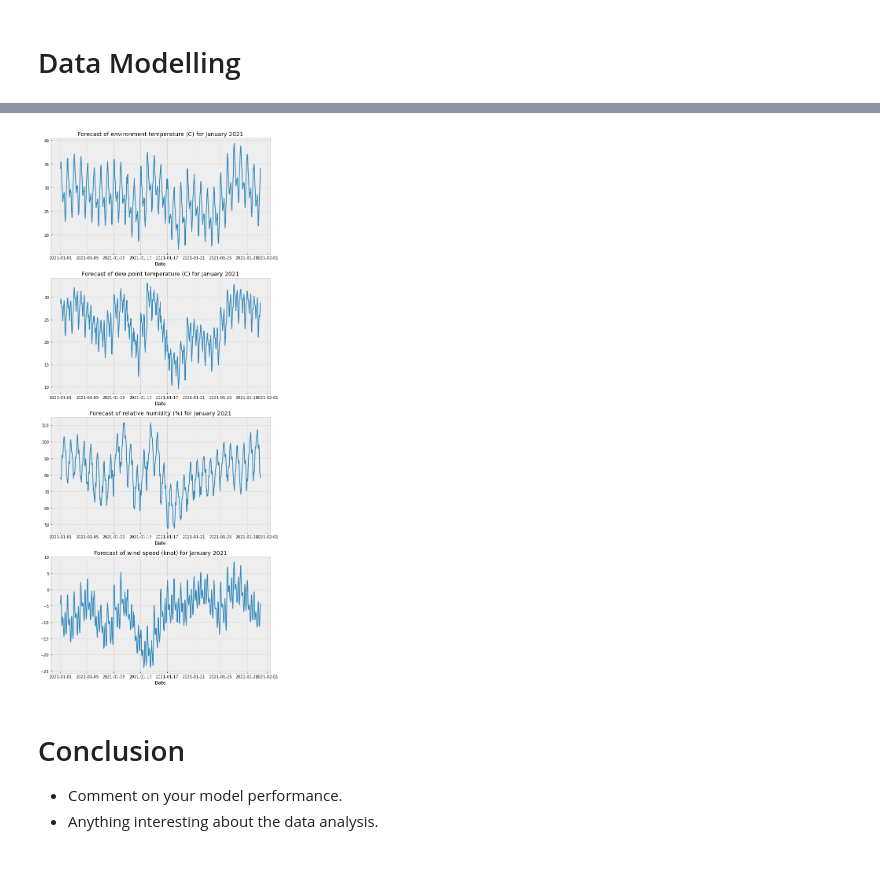
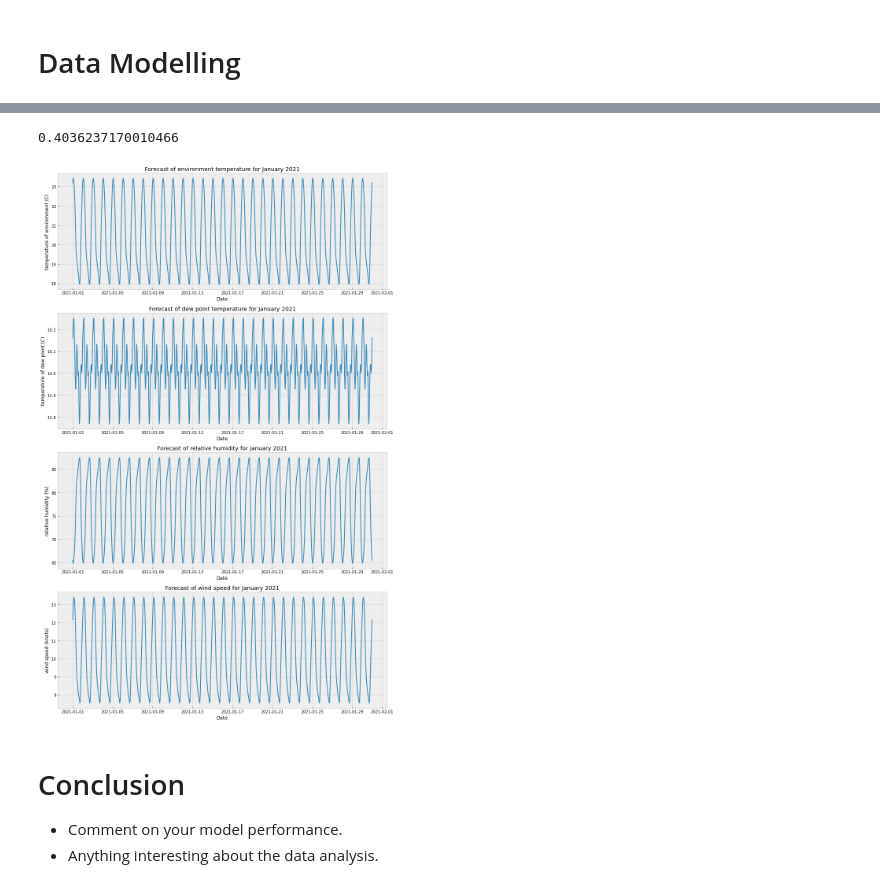
Before and after one commit to aguo921/2022-Phase-2, a Jupyter notebook: 3. Data Science/submission.ipynb, the cells around one changed output, grey strips where cells are left out. Cells and saved outputs as stored; diff of their text form; code cells hidden in the pictures.

Commit message:
Model selection, conclusion, data visualisation

```diff
--- a/3. Data Science/submission.ipynb
+++ b/3. Data Science/submission.ipynb
@@ -208,11 +194,10 @@ dataset.dropna(inplace=True)
 # %%
 # separate date into components
 dataset["month"] = dataset["valid"].dt.month
-dataset["day"] = dataset["valid"].dt.day
 dataset["hour"] = dataset["valid"].dt.hour
 
 # Drop valid column
-# dataset.drop(columns=["valid"], inplace=True)
+dataset.drop(columns=["valid"], inplace=True)
 # %%
 dataset.info()
 # %% [output]
@@ -351,18 +390,20 @@ model.score(testX1, testY1)
 # %%
-# Plot snapshot of last 384 hours (16 days) of predictions against test set
-predictions = pd.DataFrame()
-predictions[target_names] = model.predict(testX1)
+def make_predictions(model, testX, testY, names, last_hours=0):
+    # predict values against test set
+    predictions = pd.DataFrame()
+    predictions[names] = model.predict(testX)
 
-fig, axs = plt.subplots(nrows=4)
+    last_hours = slice(-last_hours*2, None)
 
-last_hours = slice(-384, None)
+    fig, axs = plt.subplots(nrows=4)
 
-for i, name in enumerate(target_names):
-    axs[i].set_title(name)
-    axs[i].plot(testY1[name].values[last_hours],"x-",label="Actual data")
-    axs[i].plot(predictions[name].values[last_hours],"x-",label="Prediction")
-    axs[i].legend()
+    # plot predictions against actual data
+    for i, name in enumerate(names):
+        axs[i].set_title(name)
+        axs[i].plot(testY[name].values[last_hours],label="Actual data")
+        axs[i].plot(predictions[name].values[last_hours],label="Prediction")
+        axs[i].legend()
 
-fig.set_size_inches(10,25)
+    fig.set_size_inches(10,25)
 
-fig.show()
+    fig.show()
@@ -385,0 +422,3 @@ model.score(testX4, testY4)
+# %%
+model2 = periodic_spline.fit(trainX, trainY)
+make_predictions(model2, testX, testY, names=target_names)
@@ -386,3 +431,7 @@ model.score(testX4, testY4)
+# %%
+model2.score(testX, testY)
+# %% [output]
+0.4036237170010466
 # %%
 # Create dataframe for forecast
 forecast = pd.DataFrame()
@@ -392,27 +441,26 @@ forecast["date"] = pd.date_range(start="2021-01-01", end="2021-01-31", freq="H")
 
 # Separate date into components
 forecast["month"] = forecast["date"].dt.month
-forecast["day"] = forecast["date"].dt.day
 forecast["hour"] = forecast["date"].dt.hour
 
 # Perform forecast
-forecast[target_names] = model.predict(forecast[input_names])
+forecast[target_names] = model2.predict(forecast[input_names])
 # %%
 # Plot forecasts
 fig, axs = plt.subplots(nrows=4)
 
 for i, name in enumerate(target_names):
     target = features[name]
     axs[i].plot(forecast["date"], forecast[name])
     axs[i].set_title(f"Forecast of {target['title']} for January 2021")
     axs[i].set_xlabel("Date")
     axs[i].set_ylabel(target['label'])
 
-fig.set_size_inches(10,25)
+fig.set_size_inches(15,25)
 
 fig.show()
 # %% [output]
-[figure, old version]
+[figure, new version]
 # %% [markdown]
 # Conclusion
 
```
Also changed, not shown: parts of 31 cells of this notebook.
